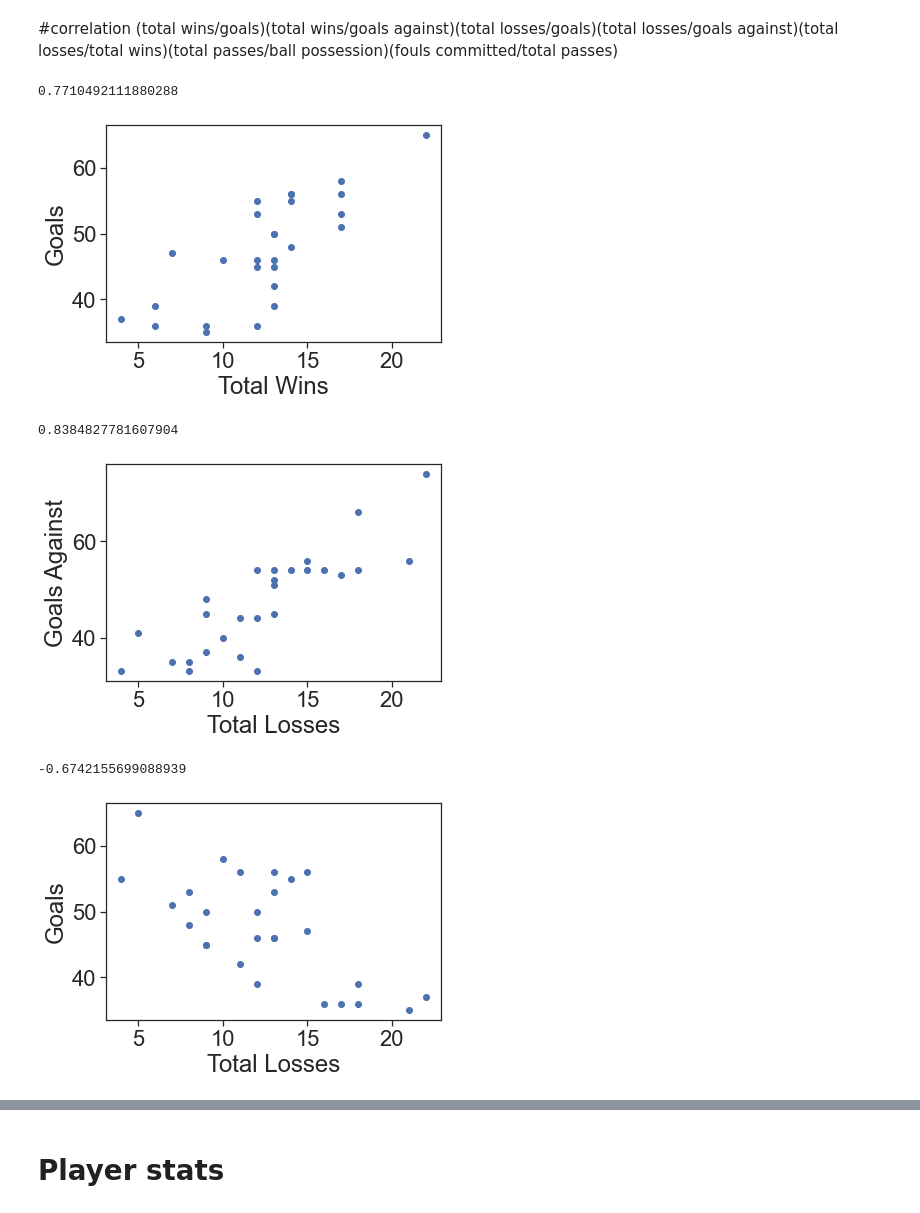
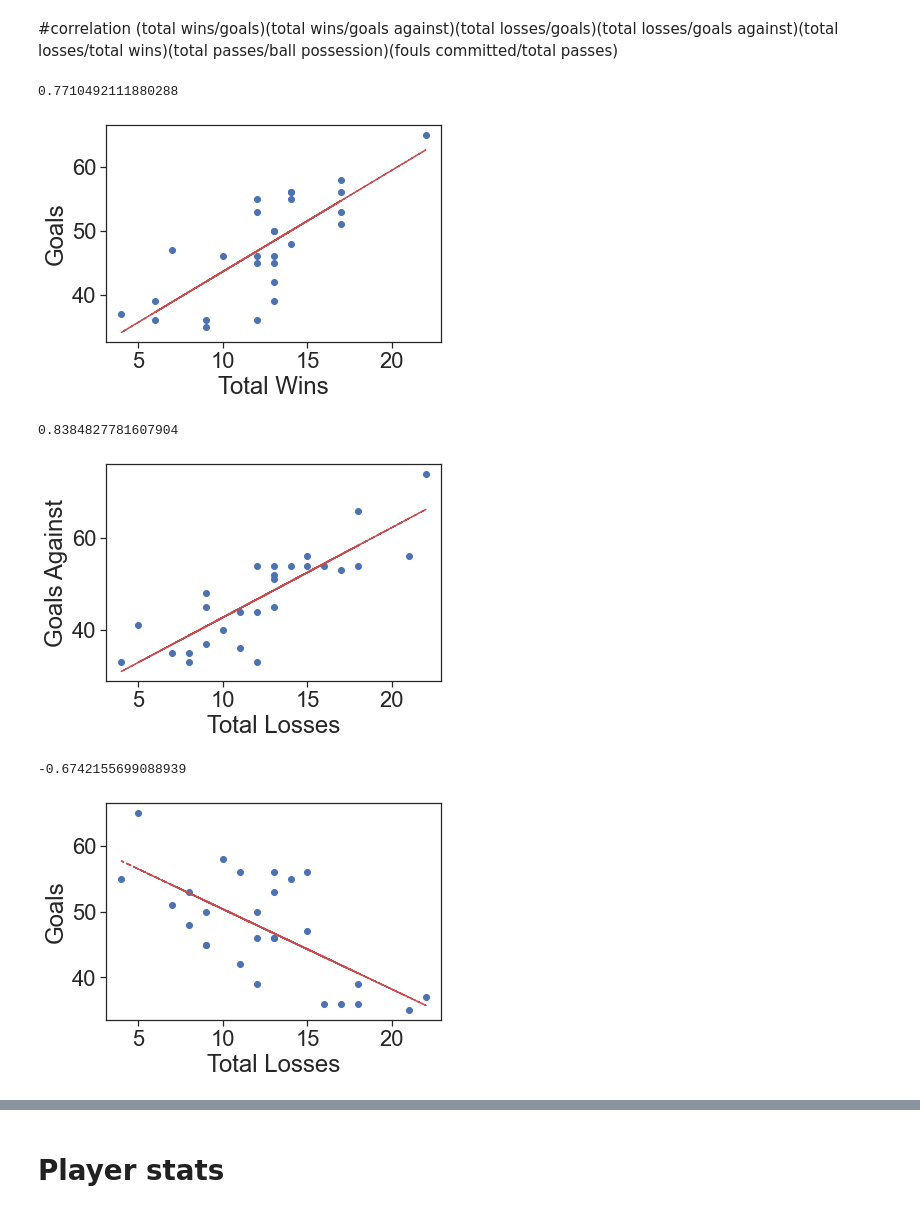
Before and after one commit to AndyRast/MLS-Soccer, a Jupyter notebook: MLS Web.ipynb, the cells around one changed output, grey strips where cells are left out. Cells and saved outputs as stored; diff of their text form; code cells hidden in the pictures.

```diff
--- a/MLS Web.ipynb
+++ b/MLS Web.ipynb
@@ -430,36 +430,54 @@ sns.pairplot(season_2021, kind="kde", corner=True);
 #correlation (total wins/goals)(total wins/goals against)(total losses/goals)(total losses/goals against)(total losses/total wins)(total passes/ball possession)(fouls committed/total passes)
 # %%
 #Plot wins/goals
+x = season_2021['Total wins']
+y = season_2021['Goals']
 plt.scatter('Total wins', 'Goals', data = season_2021)
 plt.xlabel('Total Wins')
 plt.ylabel('Goals')
 
+z = np.polyfit(x, y, 1)
+p = np.poly1d(z)
+plt.plot(x,p(x),"r--")
+
 #Correlation wins/goals
 print(season_2021['Total wins'].corr(season_2021['Goals']));
 # %% [output]
 0.7710492111880288
-[figure, old version]
+[figure, new version]
 # %%
 #Plot losses/goals against
+x = season_2021['Total losses']
+y = season_2021['Goals against']
 plt.scatter('Total losses', 'Goals against', data = season_2021)
 plt.xlabel('Total Losses')
 plt.ylabel('Goals Against')
 
+z = np.polyfit(x, y, 1)
+p = np.poly1d(z)
+plt.plot(x,p(x),"r--")
+
 #Correlation losses/goals against
 print(season_2021['Total losses'].corr(season_2021['Goals against']));
 # %% [output]
 0.8384827781607904
-[figure, old version]
+[figure, new version]
 # %%
 #Plot losses/goals
+x = season_2021['Total losses']
+y = season_2021['Goals']
 plt.scatter('Total losses', 'Goals', data = season_2021)
 plt.xlabel('Total Losses')
 plt.ylabel('Goals')
 
+z = np.polyfit(x, y, 1)
+p = np.poly1d(z)
+plt.plot(x,p(x),"r--")
+
 #Correlation losses/goals
 print(season_2021['Total losses'].corr(season_2021['Goals']));
 # %% [output]
 -0.6742155699088939
-[figure, old version]
+[figure, new version]
 # %%
 #Plot losses/wins
```
Also changed, not shown: parts of 38 cells of this notebook, 3 other files.
